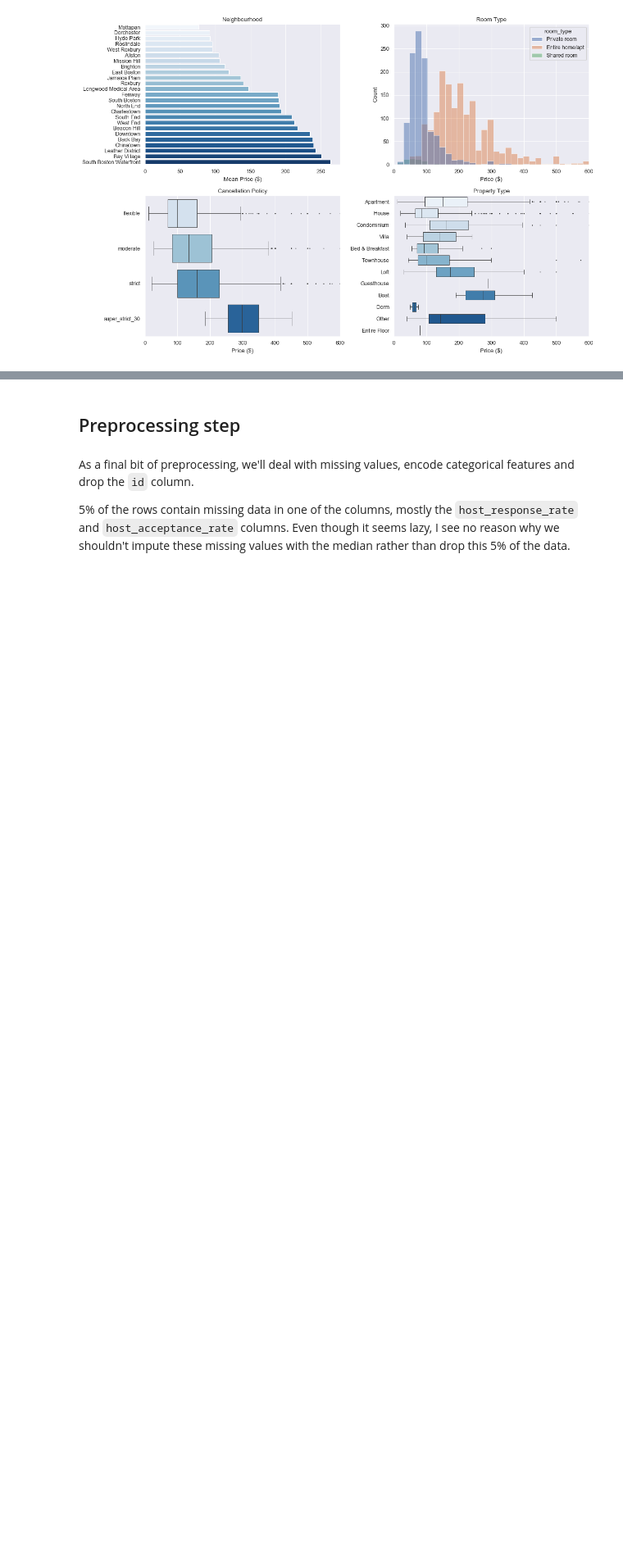
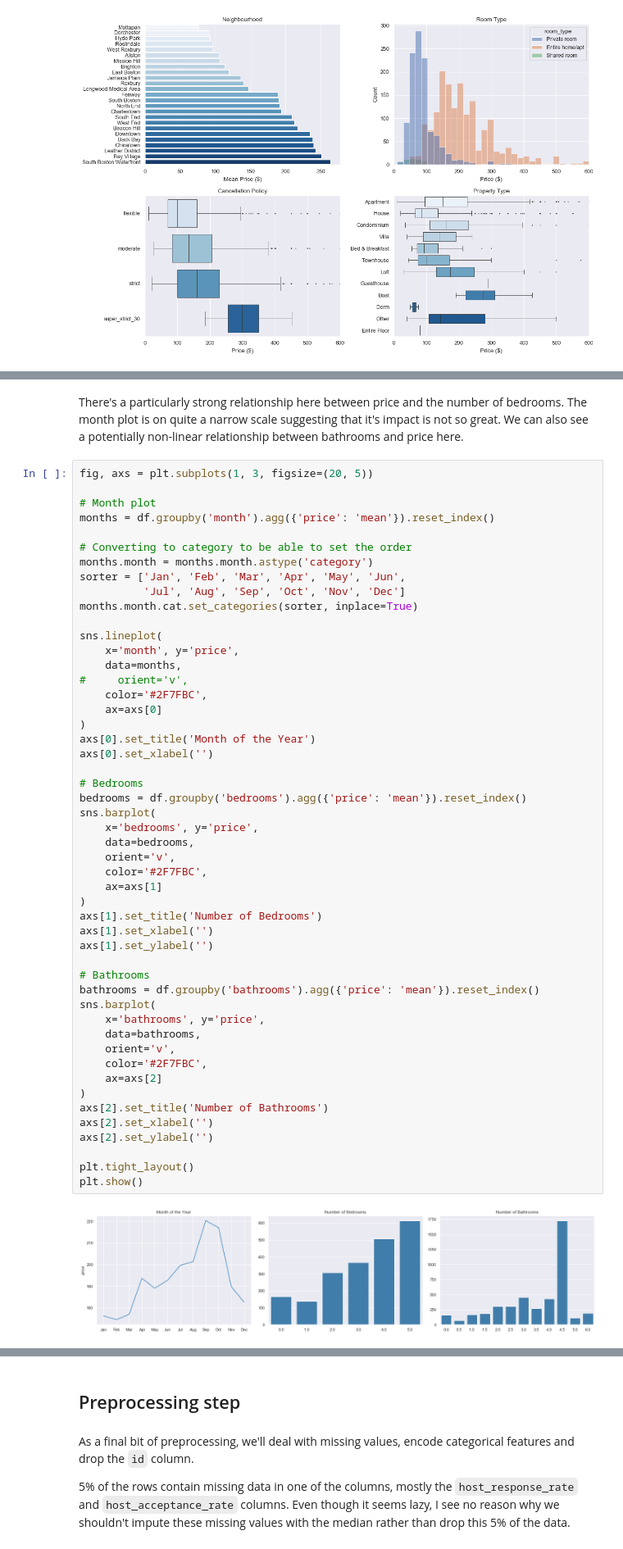
Before and after one commit to rjjfox/airbnb-datasets, a Jupyter notebook: UnderstandingPricing.ipynb, the cells around one changed output, grey strips where cells are left out. Shown at 82% size. Saved outputs shown, nothing was run; the diff lists cells and outputs as text; blank space fills up the shorter version.

```diff
--- a/UnderstandingPricing.ipynb
+++ b/UnderstandingPricing.ipynb
@@ -332,0 +366,54 @@ df
+# %% [markdown]
+There's a particularly strong relationship here between price and the number of bedrooms. The month plot is on quite a narrow scale suggesting that it's impact is not so great. We can also see a potentially non-linear relationship between bathrooms and price here.
+# %%
+fig, axs = plt.subplots(1, 3, figsize=(20, 5))
+
+# Month plot
+months = df.groupby('month').agg({'price': 'mean'}).reset_index()
+
+# Converting to category to be able to set the order
+months.month = months.month.astype('category')
+sorter = ['Jan', 'Feb', 'Mar', 'Apr', 'May', 'Jun',
+          'Jul', 'Aug', 'Sep', 'Oct', 'Nov', 'Dec']
+months.month.cat.set_categories(sorter, inplace=True)
+
+sns.lineplot(
+    x='month', y='price',
+    data=months,
+#     orient='v',
+    color='#2F7FBC',
+    ax=axs[0]
+)
+axs[0].set_title('Month of the Year')
+axs[0].set_xlabel('')
+
+# Bedrooms
+bedrooms = df.groupby('bedrooms').agg({'price': 'mean'}).reset_index()
+sns.barplot(
+    x='bedrooms', y='price',
+    data=bedrooms,
+    orient='v',
+    color='#2F7FBC',
+    ax=axs[1]
+)
+axs[1].set_title('Number of Bedrooms')
+axs[1].set_xlabel('')
+axs[1].set_ylabel('')
+
+# Bathrooms
+bathrooms = df.groupby('bathrooms').agg({'price': 'mean'}).reset_index()
+sns.barplot(
+    x='bathrooms', y='price',
+    data=bathrooms,
+    orient='v',
+    color='#2F7FBC',
+    ax=axs[2]
+)
+axs[2].set_title('Number of Bathrooms')
+axs[2].set_xlabel('')
+axs[2].set_ylabel('')
+
+plt.tight_layout()
+plt.show()
+# %% [output]
+[figure, added]
```
Also changed, not shown: parts of 24 cells of this notebook, 5 other files.
